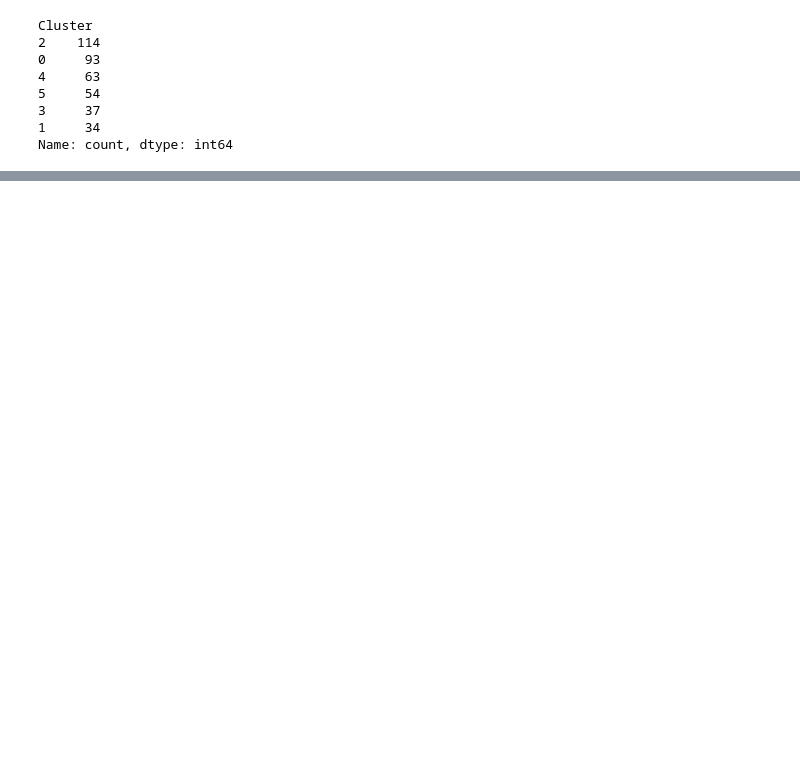
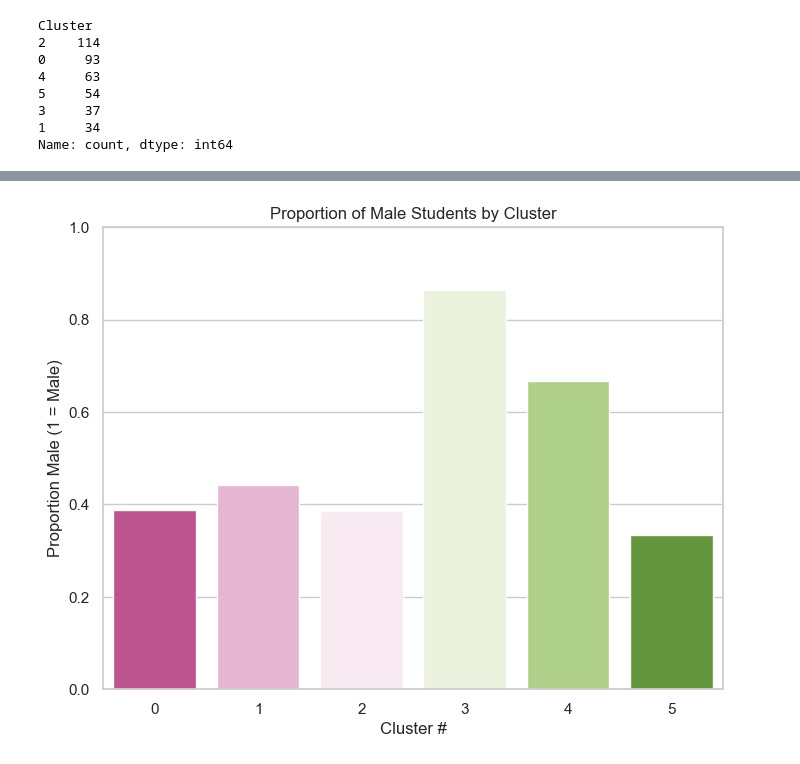
Before and after one commit to Ariana-Elahi/ML-Final-Project, a Jupyter notebook: unsupervised_model.ipynb, the cells around one changed output, grey strips where cells are left out. Drawn from its saved outputs; the diff is of its cells as text; code cells hidden in the pictures; blank space fills up the shorter version.

```diff
--- a/unsupervised_model.ipynb
+++ b/unsupervised_model.ipynb
@@ -216 +231,13 @@ for feature in features:
+# %%
+#proportion of male students- sex feature representation
+sex_means = df.groupby('Cluster')['sex'].mean().reset_index()
+plt.figure(figsize=(8, 6))
+sns.barplot(x='Cluster', y='sex', data=sex_means, palette='PiYG')
+plt.title('Proportion of Male Students by Cluster')
+plt.xlabel('Cluster #')
+plt.ylabel('Proportion Male (1 = Male)')
+plt.ylim(0, 1)
+plt.show()
+# %% [output]
+[figure, added]
 # %%
```
Also changed, not shown: parts of 9 cells of this notebook, 42 other files.
